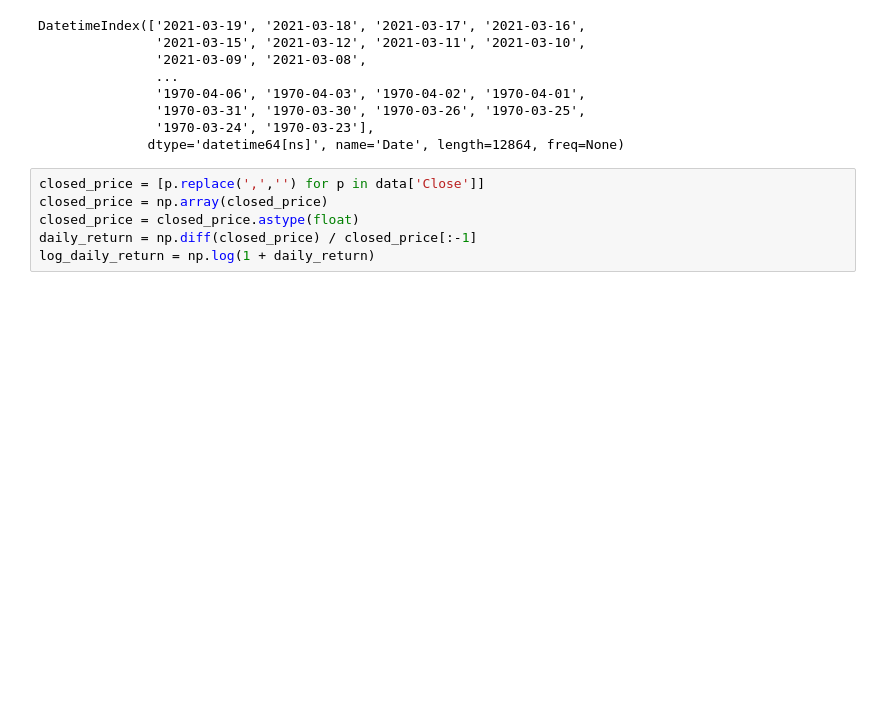
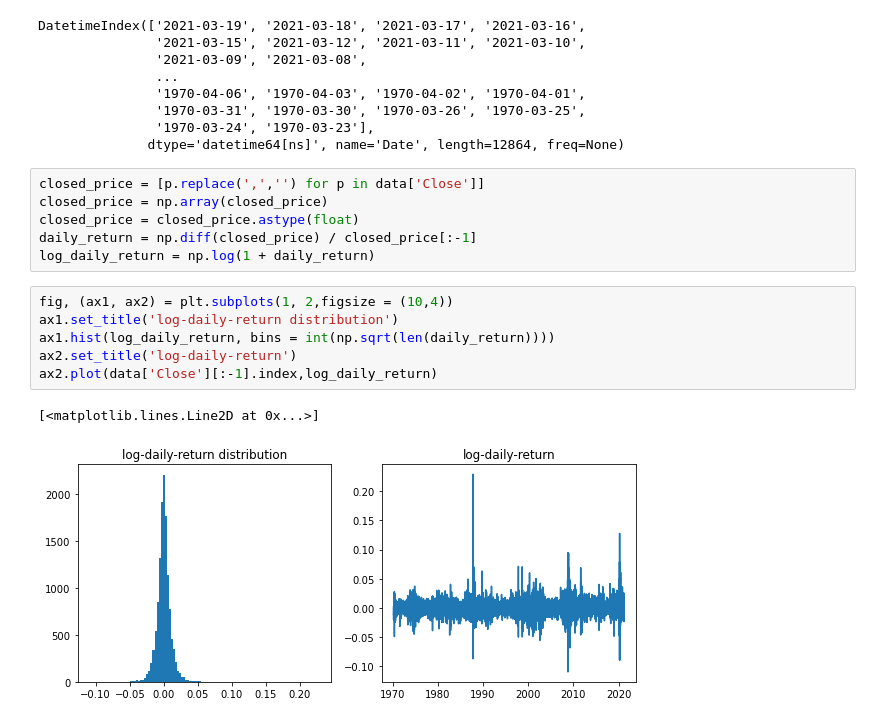
Before and after one commit to ziruNIu/MAP565-project, a Jupyter notebook: EVA.ipynb, the cells around one changed output. Saved outputs shown, nothing was run; the diff lists cells and outputs as text; blank space fills up the shorter version.

```diff
--- a/EVA.ipynb
+++ b/EVA.ipynb
@@ -28,4 +30,13 @@ closed_price = np.array(closed_price)
 closed_price = closed_price.astype(float)
 daily_return = np.diff(closed_price) / closed_price[:-1]
 log_daily_return = np.log(1 + daily_return)
+# %%
+fig, (ax1, ax2) = plt.subplots(1, 2,figsize = (10,4))
+ax1.set_title('log-daily-return distribution')
+ax1.hist(log_daily_return, bins = int(np.sqrt(len(daily_return))))
+ax2.set_title('log-daily-return')
+ax2.plot(data['Close'][:-1].index,log_daily_return)
+# %% [output]
+[<matplotlib.lines.Line2D at 0x...>]
+[figure, added]
 # %%
```
Also changed, not shown: parts of 20 cells of this notebook.
